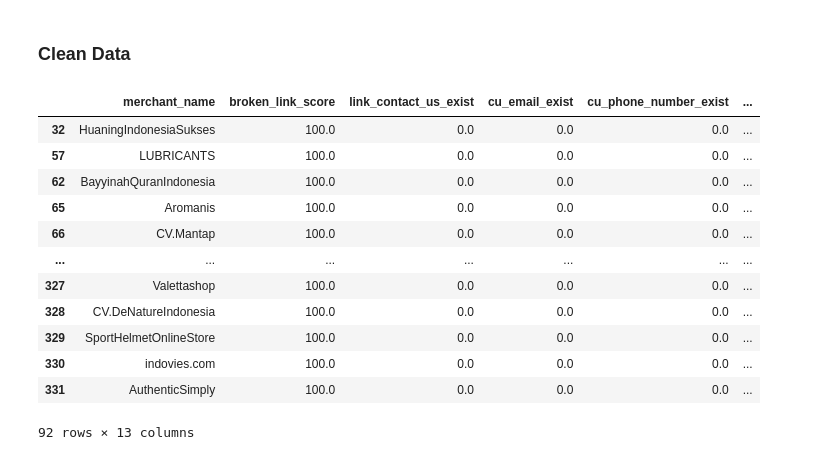
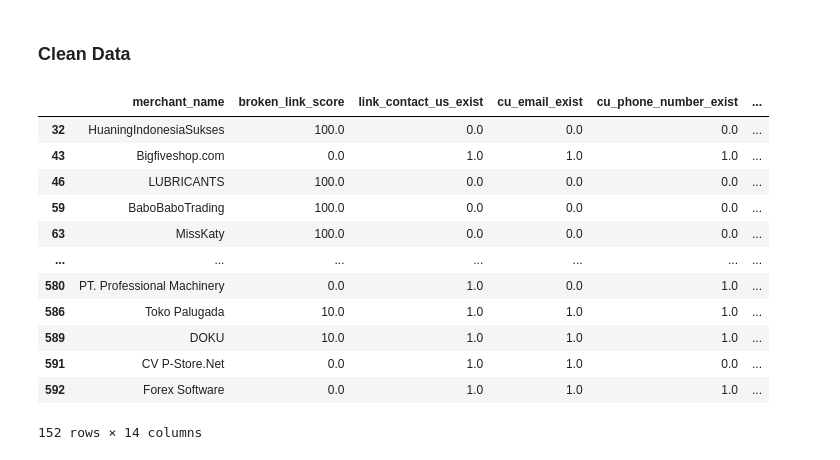
Before and after one commit to bahyhelmihp/web-crawler, a Jupyter notebook: api/datasets/Analysis Result.ipynb, the cells around one changed output. Saved outputs shown, nothing was run; the diff lists cells and outputs as text; code cells hidden in the pictures.

```diff
--- a/api/datasets/Analysis Result.ipynb
+++ b/api/datasets/Analysis Result.ipynb
@@ -52,20 +55,23 @@ for column in df:
 # %% [markdown]
 ### Clean Data
-# %%
-df[(df.label == 'APPROVED') & (df.broken_link_score == 100) \
-   & (df.contact_us_score == 0) & (df.tnc_score == 0)]
-# %% [output]
-|  | merchant_name | broken_link_score | link_contact_us_exist | cu_email_exist | cu_phone_number_exist | ... |
-| 32 | HuaningIndonesiaSukses | 100.0 | 0.0 | 0.0 | 0.0 | ... |
-| 57 | LUBRICANTS | 100.0 | 0.0 | 0.0 | 0.0 | ... |
-| 62 | BayyinahQuranIndonesia | 100.0 | 0.0 | 0.0 | 0.0 | ... |
-| 65 | Aromanis | 100.0 | 0.0 | 0.0 | 0.0 | ... |
-| 66 | CV.Mantap | 100.0 | 0.0 | 0.0 | 0.0 | ... |
-| ... | ... | ... | ... | ... | ... | ... |
-| 327 | Valettashop | 100.0 | 0.0 | 0.0 | 0.0 | ... |
-| 328 | CV.DeNatureIndonesia | 100.0 | 0.0 | 0.0 | 0.0 | ... |
-| 329 | SportHelmetOnlineStore | 100.0 | 0.0 | 0.0 | 0.0 | ... |
-| 330 | indovies.com | 100.0 | 0.0 | 0.0 | 0.0 | ... |
-| 331 | AuthenticSimply | 100.0 | 0.0 | 0.0 | 0.0 | ... |
-92 rows × 13 columns
+# %%
+join_df[\
+        (join_df.label == 'APPROVED') & (join_df.broken_link_score == 100) & \
+        (join_df.contact_us_score == 0) & (join_df.tnc_score == 0) | \
+        (join_df.label == 'REJECTED') & (join_df.broken_link_score < 100) & \
+        (join_df.contact_us_score >= 50) & (join_df.tnc_score >= 50)]
+# %% [output]
+|  | merchant_name | broken_link_score | link_contact_us_exist | cu_email_exist | cu_phone_number_exist | ... |
+| 32 | HuaningIndonesiaSukses | 100.0 | 0.0 | 0.0 | 0.0 | ... |
+| 43 | Bigfiveshop.com | 0.0 | 1.0 | 1.0 | 1.0 | ... |
+| 46 | LUBRICANTS | 100.0 | 0.0 | 0.0 | 0.0 | ... |
+| 59 | BaboBaboTrading | 100.0 | 0.0 | 0.0 | 0.0 | ... |
+| 63 | MissKaty | 100.0 | 0.0 | 0.0 | 0.0 | ... |
+| ... | ... | ... | ... | ... | ... | ... |
+| 580 | PT. Professional Machinery | 0.0 | 1.0 | 0.0 | 1.0 | ... |
+| 586 | Toko Palugada | 10.0 | 1.0 | 1.0 | 1.0 | ... |
+| 589 | DOKU | 10.0 | 1.0 | 1.0 | 1.0 | ... |
+| 591 | CV P-Store.Net | 0.0 | 1.0 | 1.0 | 0.0 | ... |
+| 592 | Forex Software | 0.0 | 1.0 | 1.0 | 1.0 | ... |
+152 rows × 14 columns
 # %%
```
Also changed, not shown: parts of 12 cells of this notebook, 4 other files.
